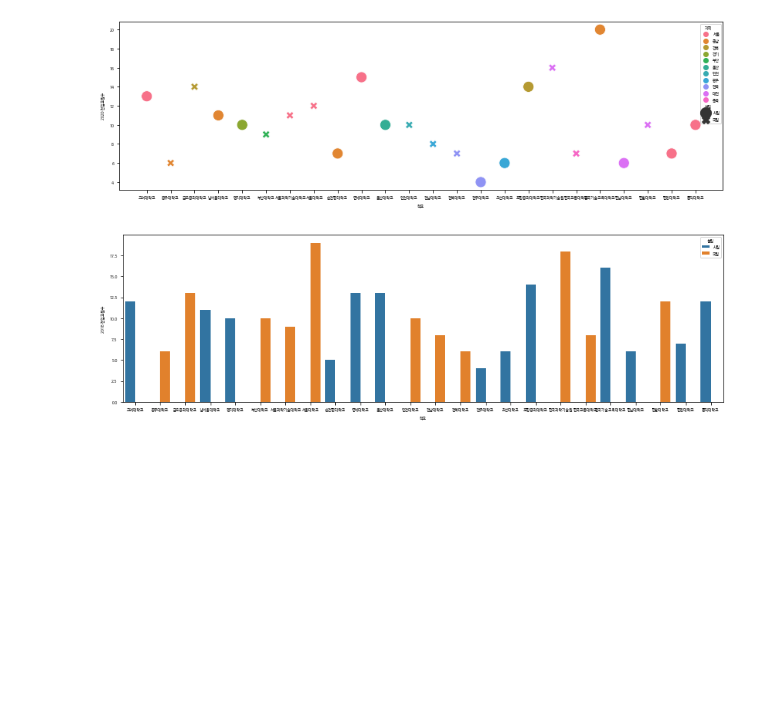
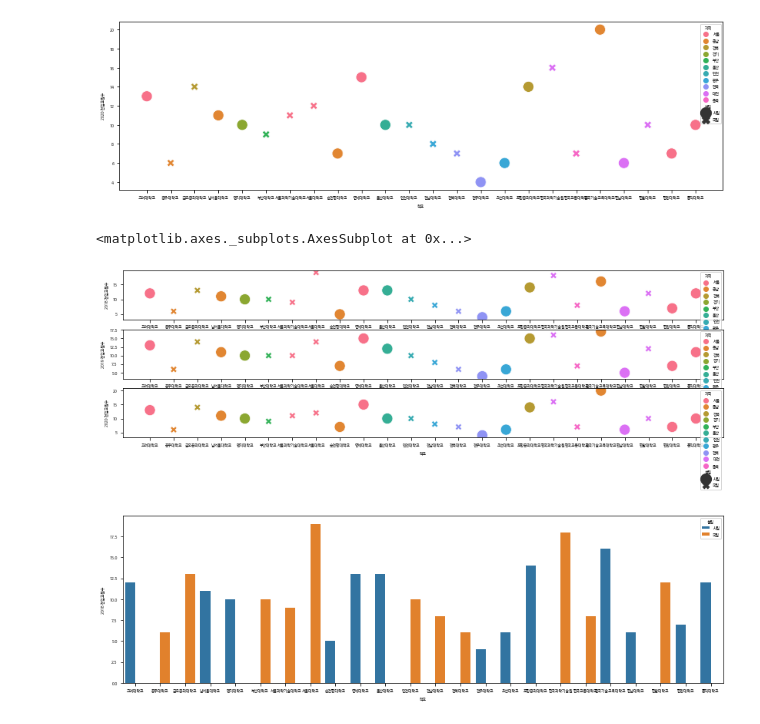
Before and after one commit to HWANG-HOE-SUN/Univ.Project, a Jupyter notebook: 대학자료분석/시각화_통합(22_01_17).ipynb, the cells around one changed output. Drawn from its saved outputs; the diff is of its cells as text; code cells hidden in the pictures; blank space fills up the shorter version.

```diff
--- a/대학자료분석/시각화_통합(22_01_17).ipynb
+++ b/대학자료분석/시각화_통합(22_01_17).ipynb
@@ -271,6 +289,14 @@ ax2019_scat_전교지역설립 = sns.scatterplot(x= '학교', y = '2019 전임
 ax2020_scat_전교지역설립 = sns.scatterplot(x= '학교', y = '2020 전임교원수',hue = '지역', size = '설립', sizes =(100,200),style = '설립',data = Pnum)
 # %% [output]
 [figure]
+# %%
+fig,ax = plt.subplots(nrows=3)
+sns.scatterplot(x= '학교', y = '2018 전임교원수',hue = '지역', size = '설립', sizes =(75,200),style = '설립',data = Pnum,ax=ax[0])
+sns.scatterplot(x= '학교', y = '2019 전임교원수',hue = '지역', size = '설립', sizes =(75,200),style = '설립',data = Pnum,ax=ax[1])
+sns.scatterplot(x= '학교', y = '2020 전임교원수',hue = '지역', size = '설립', sizes =(75,200),style = '설립',data = Pnum,ax=ax[2])
+# %% [output]
+<matplotlib.axes._subplots.AxesSubplot at 0x...>
+[figure, added]
 # %%
 ax2018_bar_전교설립 = sns.barplot(x='학교', y = '2018 전임교원수', hue = '설립', data=Pnum)
 # %% [output]
```
Also changed, not shown: parts of 14 cells of this notebook.
